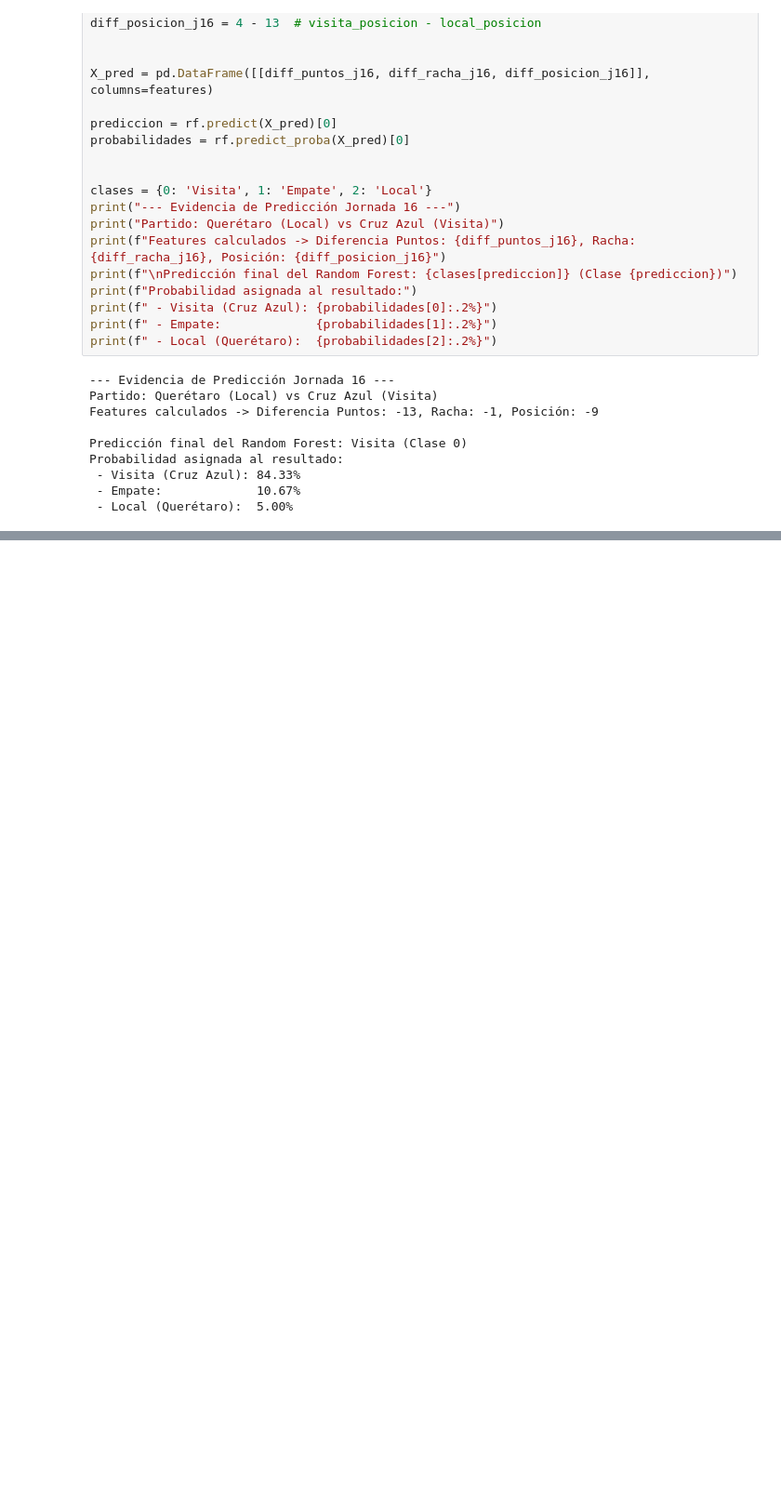
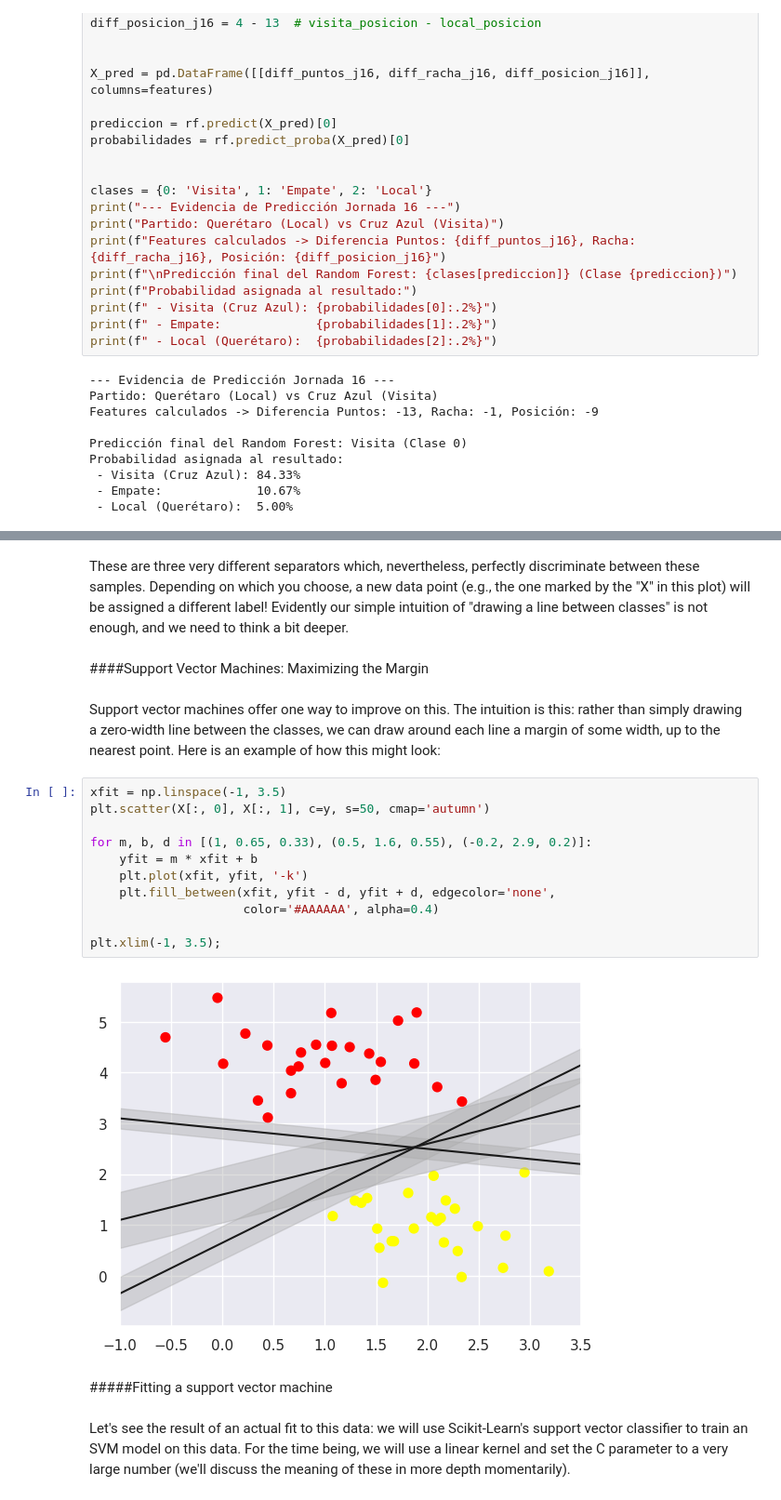
Before and after one commit to TheCodeTester860/AntonioCabrera, a Jupyter notebook: Mineria_De_Datos.ipynb, the cells around one changed output, grey strips where cells are left out. Shown at 93% size. Saved outputs shown, nothing was run; the diff lists cells and outputs as text; blank space fills up the shorter version.

```diff
--- a/Mineria_De_Datos.ipynb
+++ b/Mineria_De_Datos.ipynb
@@ -2929,0 +3353,23 @@ Probabilidad asignada al resultado:
+# %% [markdown]
+These are three very different separators which, nevertheless, perfectly discriminate between these samples. Depending on which you choose, a new data point (e.g., the one marked by the "X" in this plot) will be assigned a different label! Evidently our simple intuition of "drawing a line between classes" is not enough, and we need to think a bit deeper.
+# %% [markdown]
+####Support Vector Machines: Maximizing the Margin
+# %% [markdown]
+Support vector machines offer one way to improve on this. The intuition is this: rather than simply drawing a zero-width line between the classes, we can draw around each line a margin of some width, up to the nearest point. Here is an example of how this might look:
+# %%
+xfit = np.linspace(-1, 3.5)
+plt.scatter(X[:, 0], X[:, 1], c=y, s=50, cmap='autumn')
+
+for m, b, d in [(1, 0.65, 0.33), (0.5, 1.6, 0.55), (-0.2, 2.9, 0.2)]:
+    yfit = m * xfit + b
+    plt.plot(xfit, yfit, '-k')
+    plt.fill_between(xfit, yfit - d, yfit + d, edgecolor='none',
+                     color='#AAAAAA', alpha=0.4)
+
+plt.xlim(-1, 3.5);
+# %% [output]
+[figure, added]
+# %% [markdown]
+#####Fitting a support vector machine
+# %% [markdown]
+Let's see the result of an actual fit to this data: we will use Scikit-Learn's support vector classifier to train an SVM model on this data. For the time being, we will use a linear kernel and set the C parameter to a very large number (we'll discuss the meaning of these in more depth momentarily).
```
Also changed, not shown: parts of 47 cells of this notebook.
